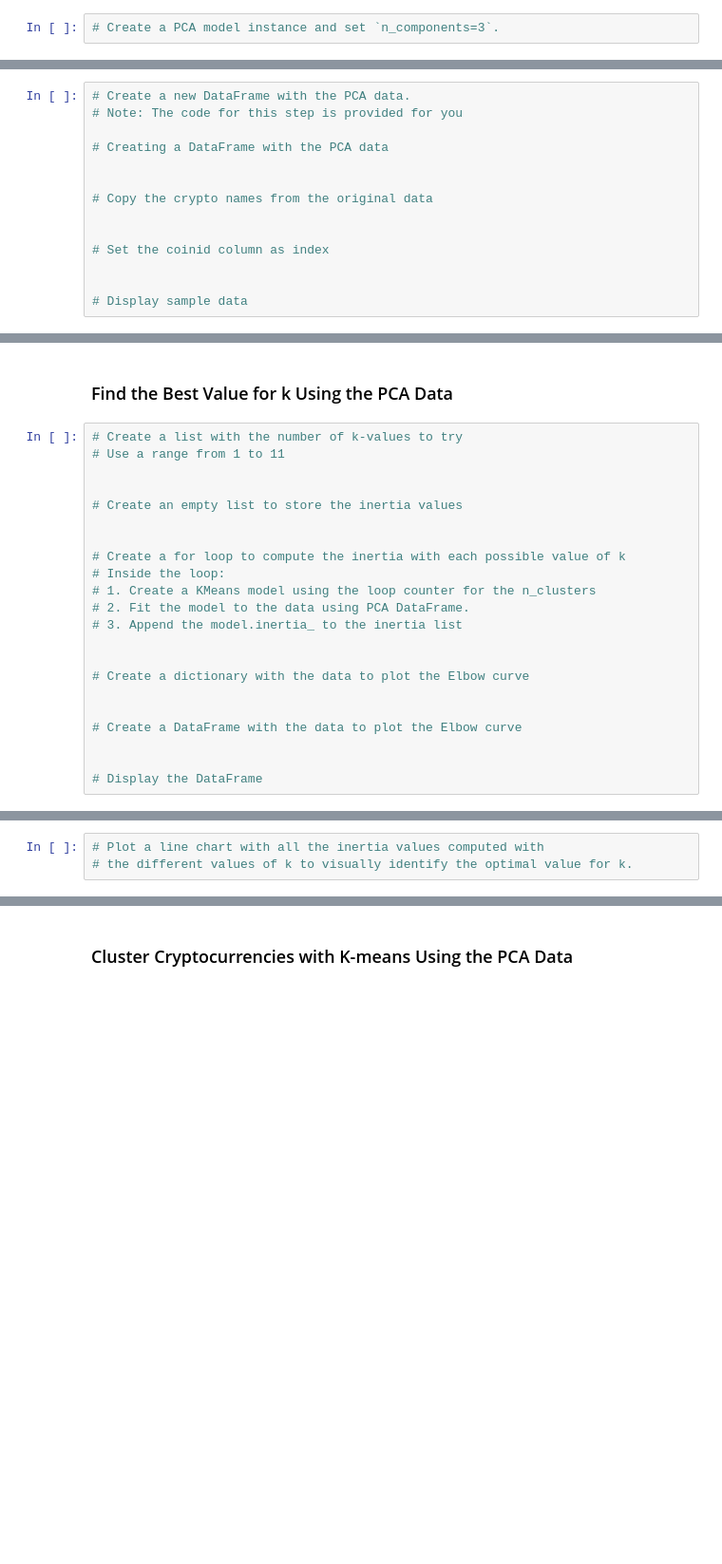
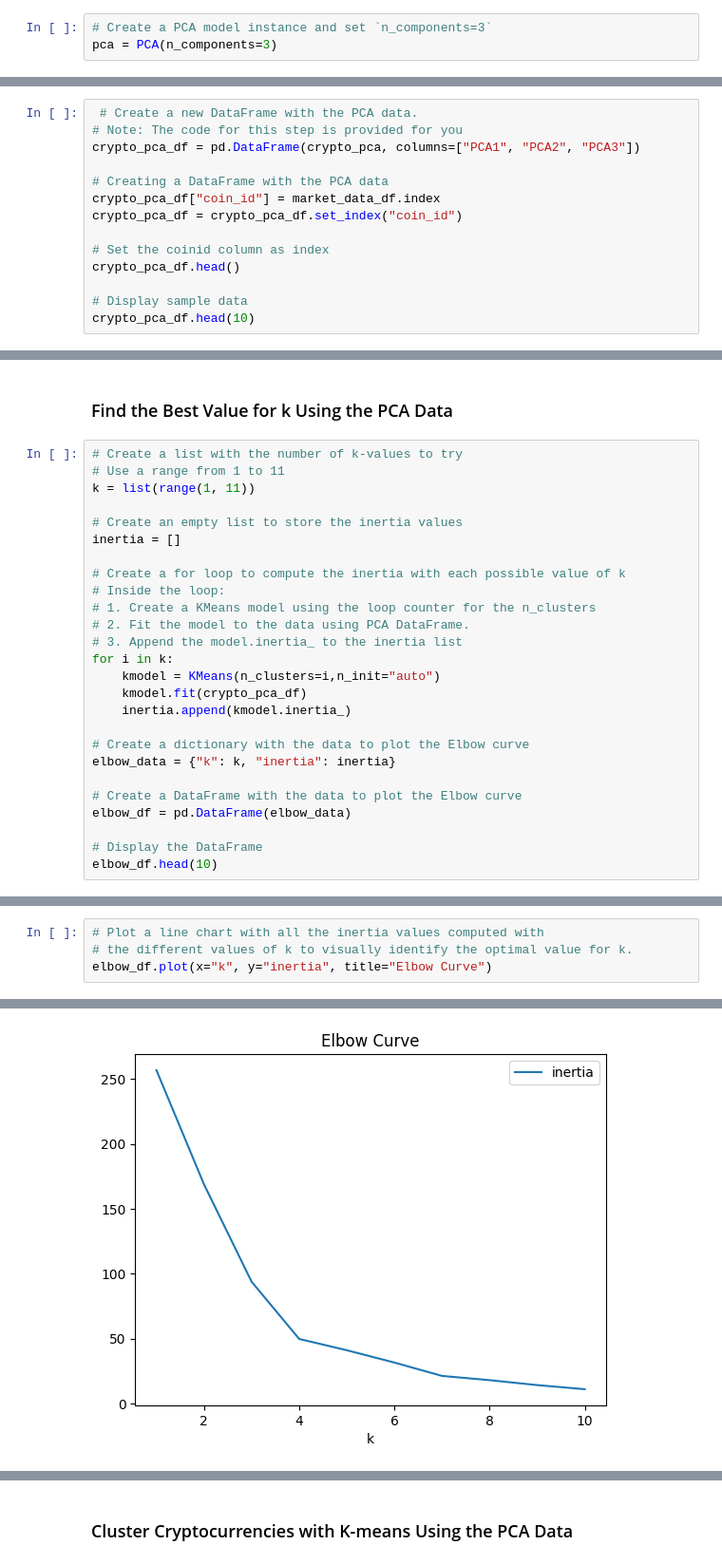
Before and after one commit to QueenofParts/CryptoClustering, a Jupyter notebook: Crypto_Clustering.ipynb, the cells around one changed output, grey strips where cells are left out. Shown at 95% size. Drawn from its saved outputs; the diff is of its cells as text; blank space fills up the shorter version.

```diff
--- a/Crypto_Clustering.ipynb
+++ b/Crypto_Clustering.ipynb
@@ -108,5 +177,6 @@ clustered_df.plot.scatter(x="price_change_percentage_24h", y="price_change_perce
 # %% [markdown]
 ### Optimize Clusters with Principal Component Analysis.
 # %%
-# Create a PCA model instance and set `n_components=3`.
+# Create a PCA model instance and set `n_components=3`
+pca = PCA(n_components=3)
 # %%
@@ -125,14 +212,14 @@ clustered_df.plot.scatter(x="price_change_percentage_24h", y="price_change_perce
 # %%
-# Create a new DataFrame with the PCA data.
+ # Create a new DataFrame with the PCA data.
 # Note: The code for this step is provided for you
+crypto_pca_df = pd.DataFrame(crypto_pca, columns=["PCA1", "PCA2", "PCA3"])
 
 # Creating a DataFrame with the PCA data
-
-
-# Copy the crypto names from the original data
-
+crypto_pca_df["coin_id"] = market_data_df.index
+crypto_pca_df = crypto_pca_df.set_index("coin_id")
 
 # Set the coinid column as index
-
+crypto_pca_df.head()
 
 # Display sample data
+crypto_pca_df.head(10)
@@ -141,22 +241,26 @@ clustered_df.plot.scatter(x="price_change_percentage_24h", y="price_change_perce
 # %%
 # Create a list with the number of k-values to try
 # Use a range from 1 to 11
-
+k = list(range(1, 11))
 
 # Create an empty list to store the inertia values
-
+inertia = []
 
 # Create a for loop to compute the inertia with each possible value of k
 # Inside the loop:
 # 1. Create a KMeans model using the loop counter for the n_clusters
 # 2. Fit the model to the data using PCA DataFrame.
 # 3. Append the model.inertia_ to the inertia list
-
+for i in k:
+    kmodel = KMeans(n_clusters=i,n_init="auto")
+    kmodel.fit(crypto_pca_df)
+    inertia.append(kmodel.inertia_)
 
 # Create a dictionary with the data to plot the Elbow curve
-
+elbow_data = {"k": k, "inertia": inertia}
 
 # Create a DataFrame with the data to plot the Elbow curve
-
+elbow_df = pd.DataFrame(elbow_data)
 
 # Display the DataFrame
+elbow_df.head(10)
@@ -163,3 +279,5 @@ clustered_df.plot.scatter(x="price_change_percentage_24h", y="price_change_perce
 # %%
 # Plot a line chart with all the inertia values computed with
 # the different values of k to visually identify the optimal value for k.
+elbow_df.plot(x="k", y="inertia", title="Elbow Curve")
+# %% [output]
@@ -166,3 +285,4 @@ clustered_df.plot.scatter(x="price_change_percentage_24h", y="price_change_perce
+[figure, added]
 # %% [markdown]
 #### Answer the following questions:
 * **Question:** What is the best value for `k` when using the PCA data?
```
Also changed, not shown: parts of 28 cells of this notebook.
